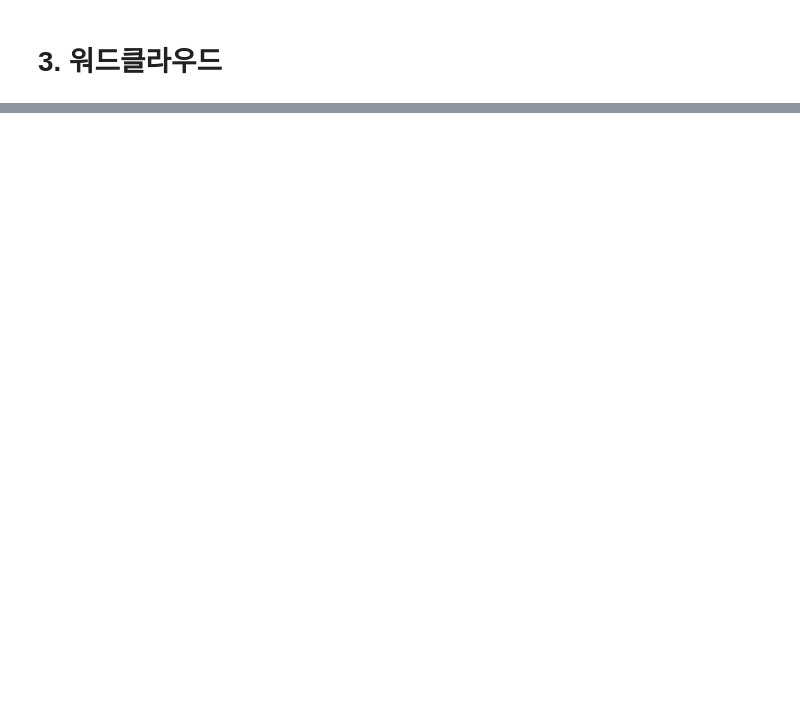
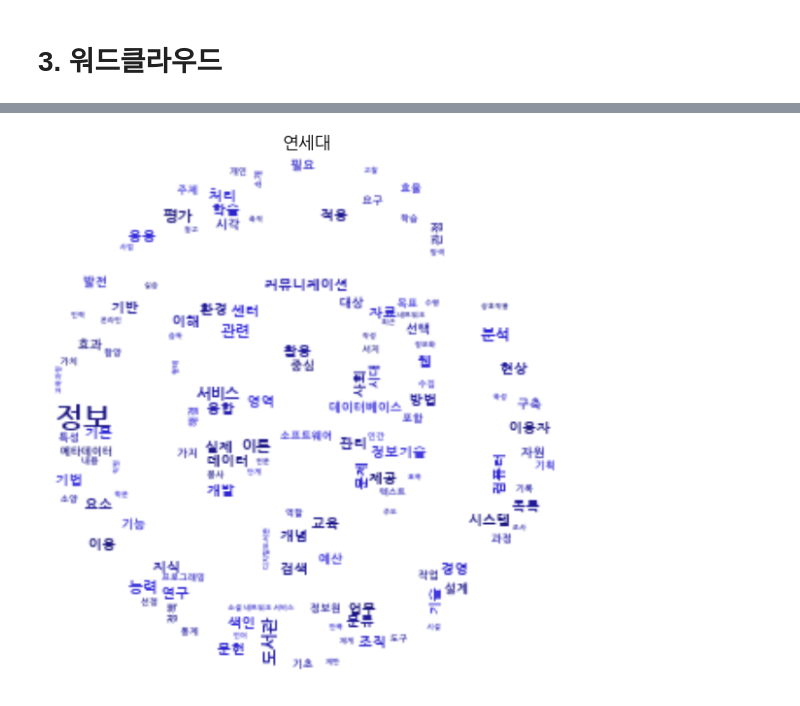
Before and after one commit to An-JIeun/portfolio, a Jupyter notebook: 텍스트마이닝_수업/assignment3.ipynb, the cells around one changed output, grey strips where cells are left out. Drawn from its saved outputs; the diff is of its cells as text; code cells hidden in the pictures; blank space fills up the shorter version.

```diff
--- a/텍스트마이닝_수업/assignment3.ipynb
+++ b/텍스트마이닝_수업/assignment3.ipynb
@@ -393,0 +396,5 @@ generate_wc(cau_dict,'중앙대학교',cau_color_func)
+# %%
+generate_wc(yon_dict,'연세대',yon_color_func, yon_mask)
+# 복잡하게 생겨서 마스킹이 제대로 되지 않음
+# %% [output]
+[figure, added]
```
Also changed, not shown: parts of 13 cells of this notebook.
